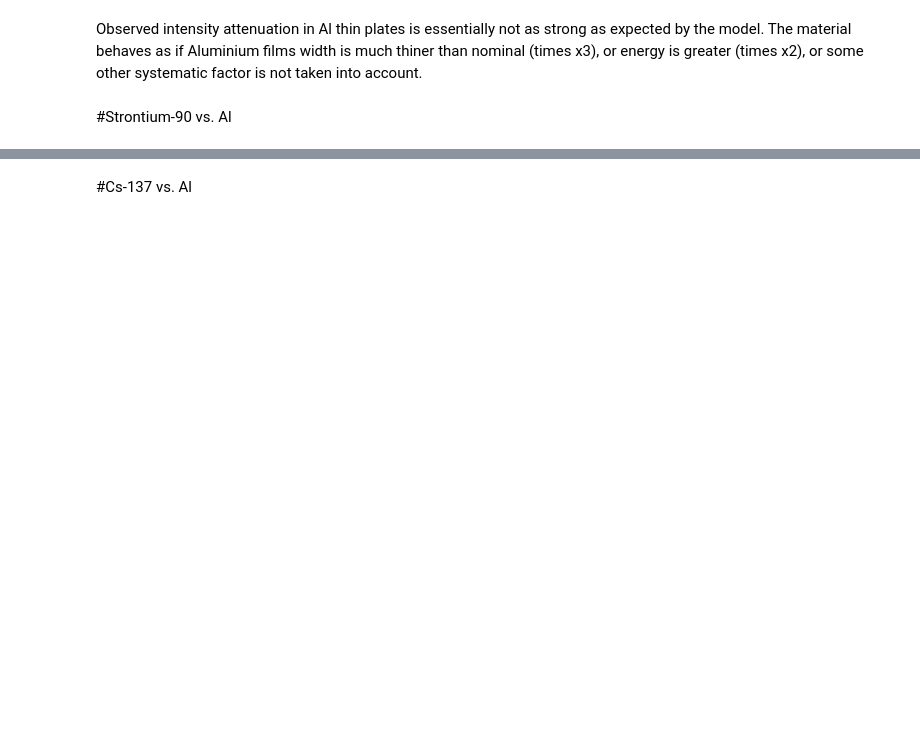
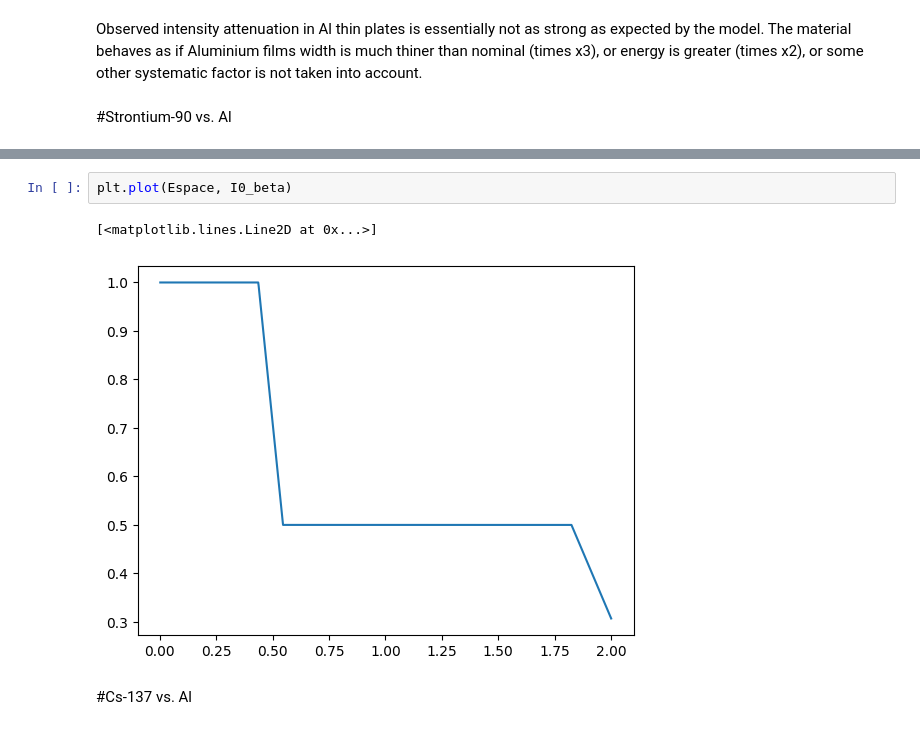
Before and after one commit to evgeny-kolonsky/Lab4, a Jupyter notebook: NU/Attenuation_model.ipynb, the cells around one changed output, grey strips where cells are left out. Saved outputs shown, nothing was run; the diff lists cells and outputs as text; blank space fills up the shorter version.

```diff
--- a/NU/Attenuation_model.ipynb
+++ b/NU/Attenuation_model.ipynb
@@ -559,3 +564,8 @@ plt.legend()
+# %%
+plt.plot(Espace, I0_beta)
+# %% [output]
+[<matplotlib.lines.Line2D at 0x...>]
+[figure, added]
 # %% [markdown]
 #Cs-137 vs. Al
 # %% [markdown]
```
Also changed, not shown: parts of 7 cells of this notebook.
